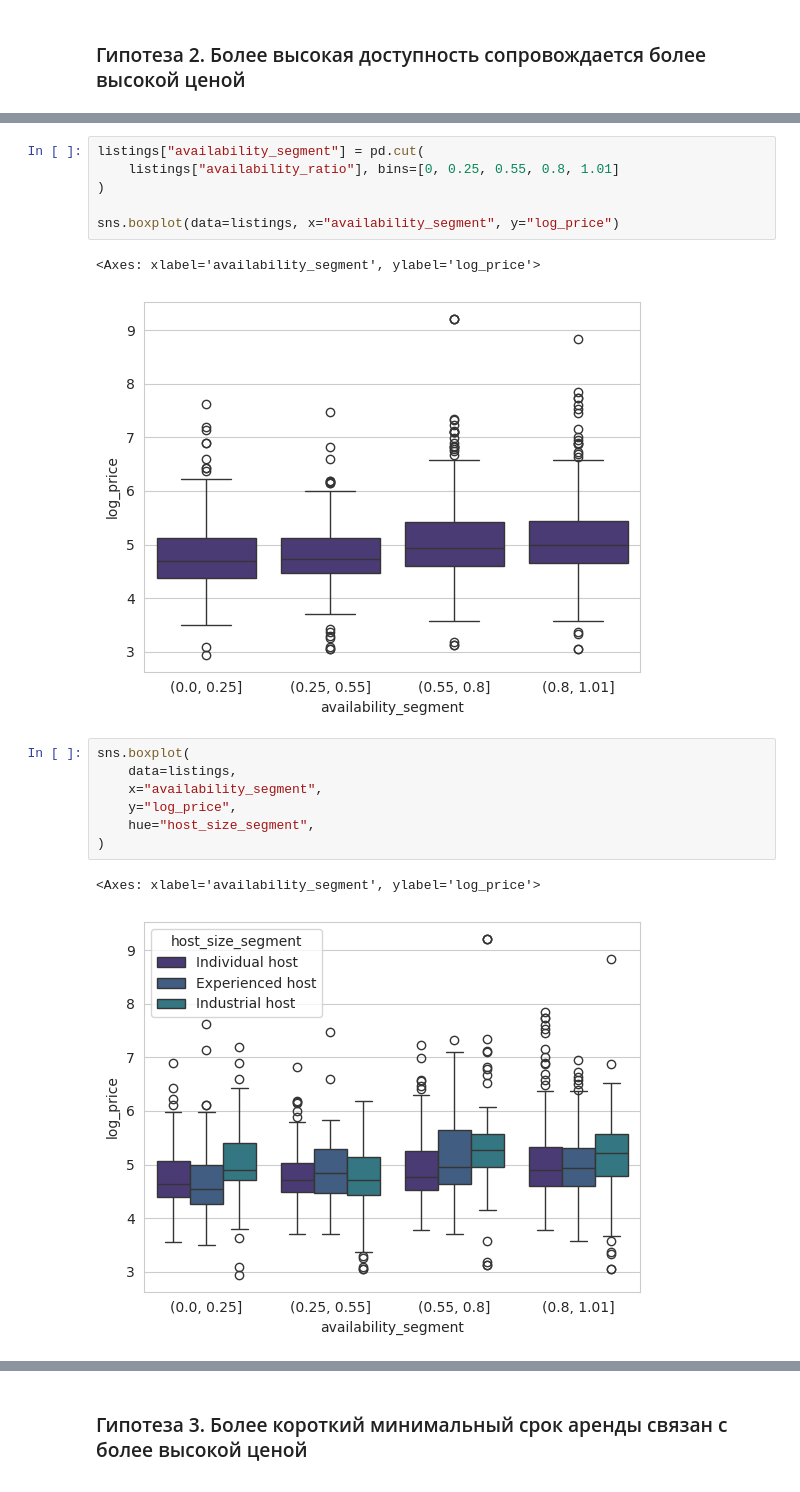
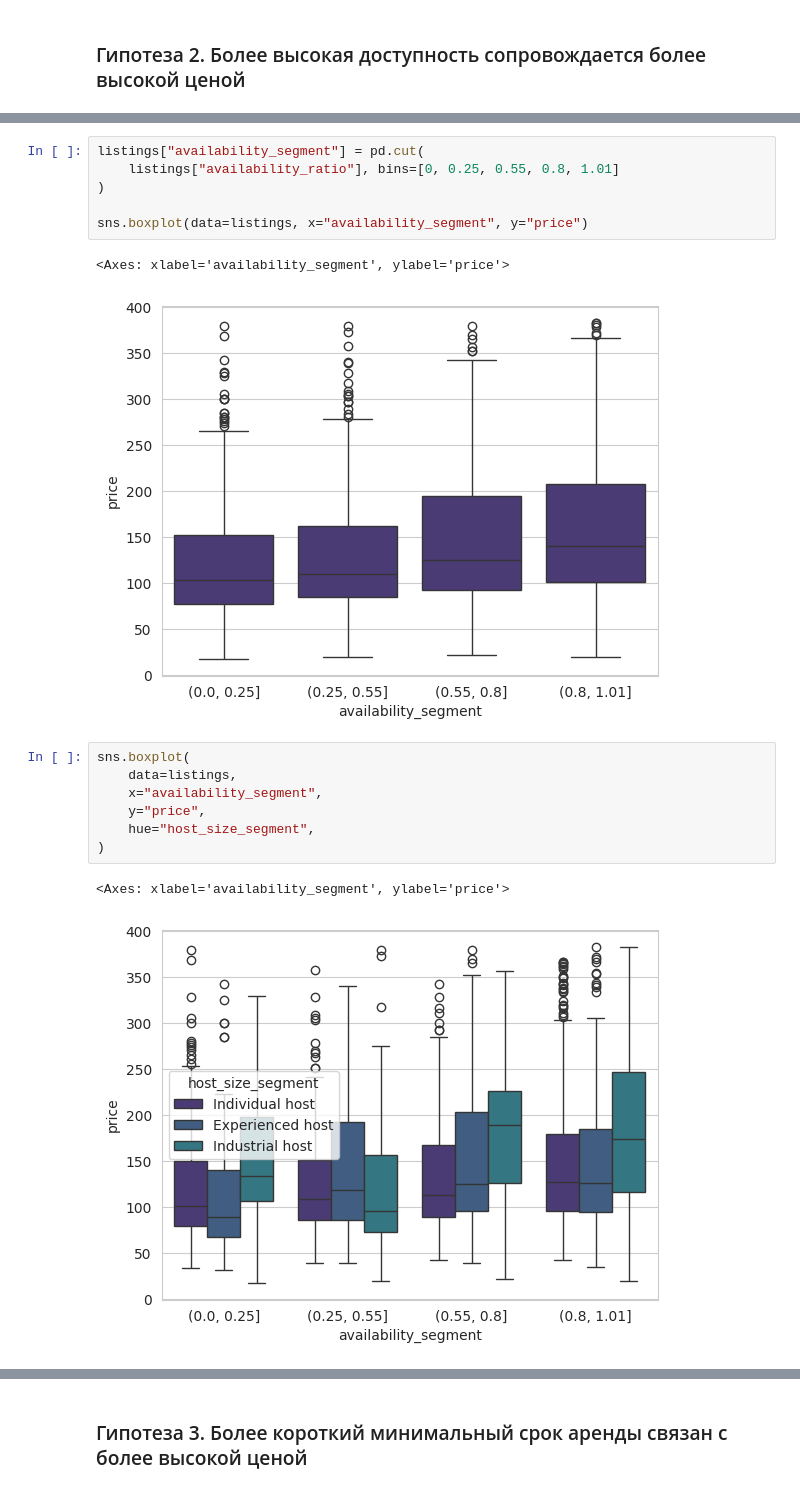
Before and after one commit to nikzhilin/exploratory-analytics, a Jupyter notebook: projects/airbnb_asheville_eda/notebooks/06_market_structure_and_geo.ipynb, the cells around one changed output, grey strips where cells are left out. Cells and saved outputs as stored; diff of their text form.

```diff
--- a/projects/airbnb_asheville_eda/notebooks/06_market_structure_and_geo.ipynb
+++ b/projects/airbnb_asheville_eda/notebooks/06_market_structure_and_geo.ipynb
@@ -52,18 +52,18 @@ listings["availability_segment"] = pd.cut(
     listings["availability_ratio"], bins=[0, 0.25, 0.55, 0.8, 1.01]
 )
 
-sns.boxplot(data=listings, x="availability_segment", y="log_price")
+sns.boxplot(data=listings, x="availability_segment", y="price")
 # %% [output]
-<Axes: xlabel='availability_segment', ylabel='log_price'>
+<Axes: xlabel='availability_segment', ylabel='price'>
-[figure, old version]
+[figure, new version]
 # %%
 sns.boxplot(
     data=listings,
     x="availability_segment",
-    y="log_price",
+    y="price",
     hue="host_size_segment",
 )
 # %% [output]
-<Axes: xlabel='availability_segment', ylabel='log_price'>
+<Axes: xlabel='availability_segment', ylabel='price'>
-[figure, old version]
+[figure, new version]
 # %% [markdown]
```
Also changed, not shown: parts of 8 cells of this notebook, 8 other files.
